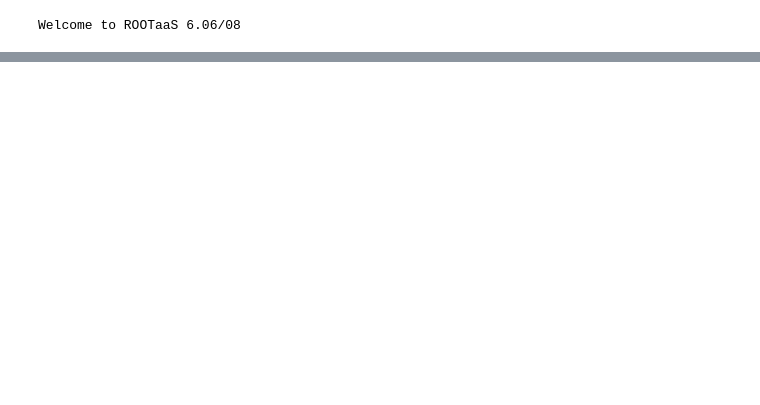
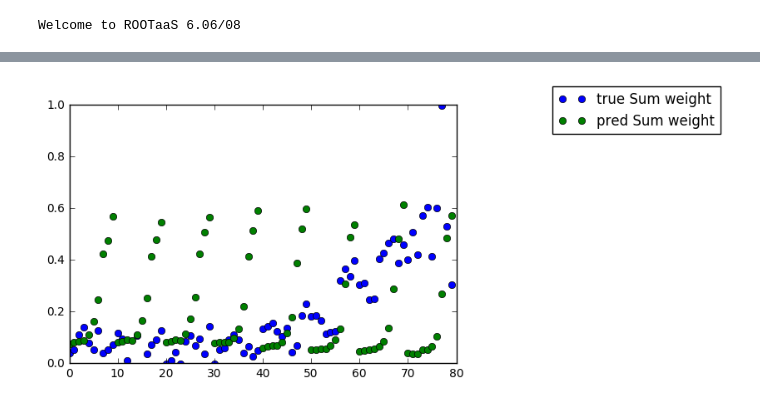
Before and after one commit to jandrejk/higgs_model_dep, a Jupyter notebook: class_ttH_projPlots.ipynb, the cells around one changed output, grey strips where cells are left out. Drawn from its saved outputs; the diff is of its cells as text; code cells hidden in the pictures; blank space fills up the shorter version.

```diff
--- a/class_ttH_projPlots.ipynb
+++ b/class_ttH_projPlots.ipynb
@@ -145,0 +177,46 @@ no savepath
+# %%
+#for i in np.arange(0,4,1) :
+
+i = 3
+
+x_var = 'genPt'
+y_var = 'absGenRapidity'
+
+gb_freq_abs = df_ttH.groupby([x_var+'Bin',y_var+'Bin']).apply(weight_freq,"class",(i-1),'absweight',err=False)
+gb_freq_err_abs = df_ttH.groupby([x_var+'Bin',y_var+'Bin']).apply(weight_freq,"class",(i-1),'absweight',err=True)
+
+
+gb_proba_abs = df_ttH_test.groupby([x_var+'Bin',y_var+'Bin']).apply(weighted_average, 'class_prob_'+str(i),'absweight')
+
+gb_freq = df_ttH.groupby([x_var+'Bin',y_var+'Bin']).apply(weight_freq,"class",(i-1),'weight',err=False)
+gb_freq_err = df_ttH.groupby([x_var+'Bin',y_var+'Bin']).apply(weight_freq,"class",(i-1),'weight',err=True)
+
+
+gb_proba = df_ttH_test.groupby([x_var+'Bin',y_var+'Bin']).apply(weighted_average, 'class_prob_'+str(i),'weight')
+# %%
+def GetMatrix (gb) :
+    x,y = gb.index.levels
+    cm = gb.values.reshape(len(x),len(y))
+    return cm.T
+# %%
+freq_mat_abs = GetMatrix(gb_freq_abs).ravel()
+freq_mat_err_abs = GetMatrix(gb_freq_err_abs).ravel()
+freq_mat = GetMatrix(gb_freq).ravel()
+freq_mat_err = GetMatrix(gb_freq_err).ravel()
+# %%
+x_axis = np.arange(len(freq_mat))
+# %%
+ax = plt.subplot(111)
+
+
+plt.plot(x_axis,freq_mat,'bo',label='true Sum weight')
+#plt.plot(x_axis,freq_mat_abs,'ro',label='true Sum absweight')
+plt.plot(x_axis,gb_proba,'go',label='pred Sum weight')
+
+#plt.plot(x_axis,freq_mat_err,'b-',label='error true Sum weight')
+#plt.plot(x_axis,freq_mat_err_abs,'r-',label='error true Sum absweight')
+plt.ylim(0,1)
+ax.legend(bbox_to_anchor=(1.7, 1.1))
+plt.show()
+# %% [output]
+[figure, added]
```
Also changed, not shown: parts of 9 cells of this notebook, 11 other files.
